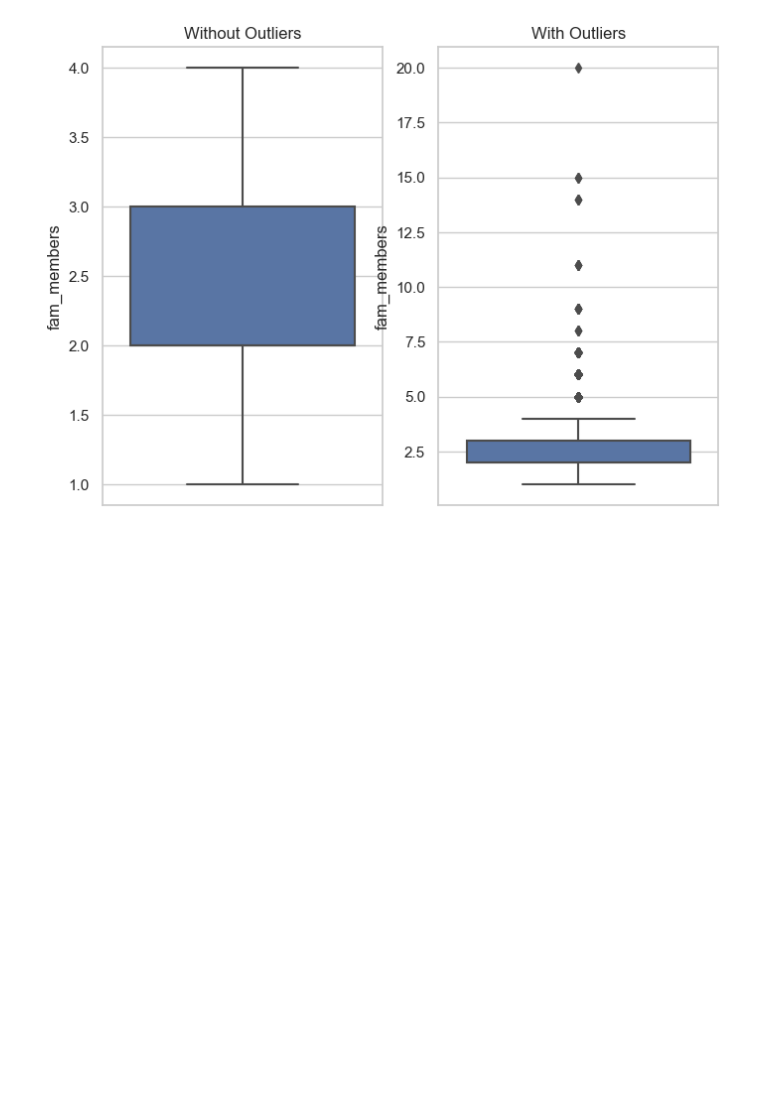
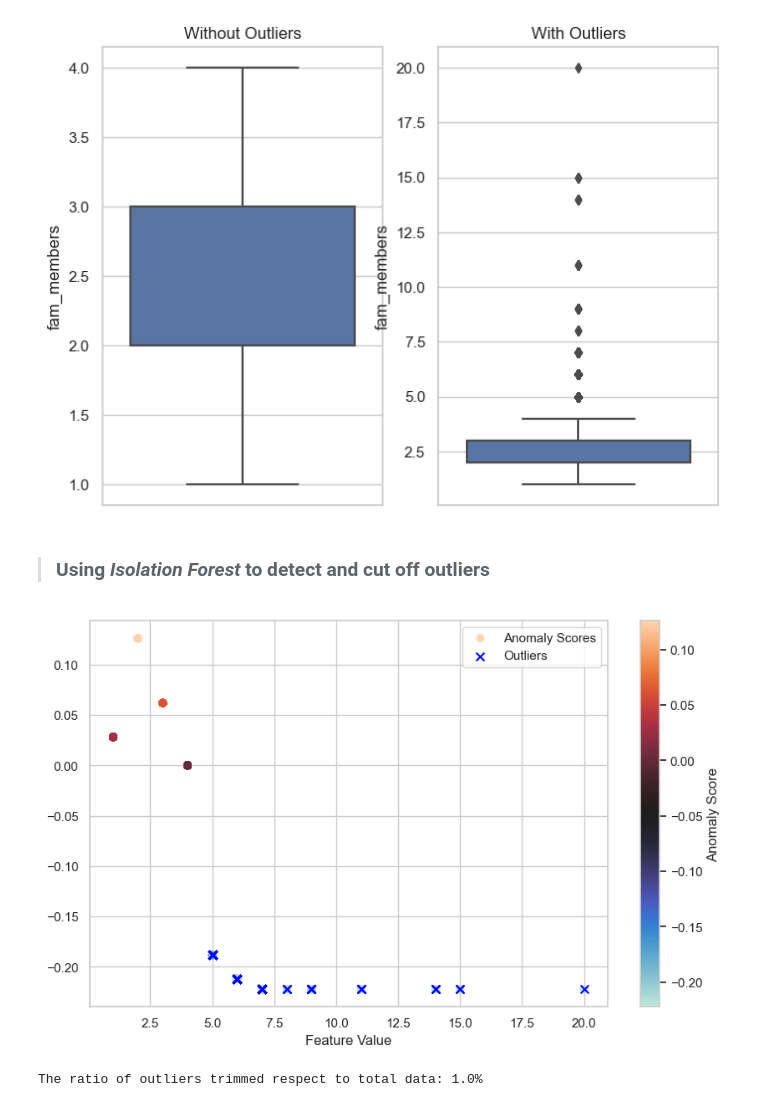
Before and after one commit to ThomasProce/credit-risk-classification, a Jupyter notebook: credit_risk.ipynb, the cells around one changed output. Cells and saved outputs as stored; diff of their text form; code cells hidden in the pictures; blank space fills up the shorter version.

Commit message:
outliers where trimmed

```diff
--- a/credit_risk.ipynb
+++ b/credit_risk.ipynb
@@ -1112,3 +1112,38 @@ integral(applicants,'income',start_point,end_point)
 plot_boxplot(applicants,'fam_members')
 # %% [output]
 [figure]
+# %% [markdown]
+> ### Using *Isolation Forest* to detect and cut off outliers
+# %%
+# Create an Isolation Forest instance
+data = applicants['fam_members'].values.reshape(-1, 1)
+iso_forest = IsolationForest(contamination=.02).fit(data)  # Adjust the contamination hyperparameter
+# %%
+prediction = iso_forest.predict(data)
+anomaly_scores = iso_forest.decision_function(data)
+# %%
+outliers = data[np.where(prediction < 0)]
+# %%
+def plot_anomaly(w,h,data,anomaly_scores,outliers,min_xlim = None,max_xlim = None):
+
+    plt.figure(figsize=(w, h))
+    plt.scatter(data, anomaly_scores, label='Anomaly Scores', c=anomaly_scores, cmap='icefire')
+    plt.xlabel('Feature Value')
+    plt.colorbar(label='Anomaly Score')
+    plt.xlim(min_xlim,max_xlim)
+    plt.scatter(outliers, anomaly_scores[prediction == -1], marker='x', s=50, color='blue', label='Outliers')
+
+    plt.legend()
+    plt.show()
+
+
+    if min_xlim == int and max_xlim == int:
+        plt.xlim(min_xlim,max_xlim)
+# %%
+plot_anomaly(10,6,data=data,anomaly_scores=anomaly_scores,outliers=outliers)
+# %% [output]
+[figure, added]
+# %%
+print(f"The ratio of outliers trimmed respect to total data: {round((outliers.shape[0]/applicants.shape[0]),2) * 100}%")
+# %% [output]
+The ratio of outliers trimmed respect to total data: 1.0%
```
Also changed, not shown: parts of 7 cells of this notebook.
